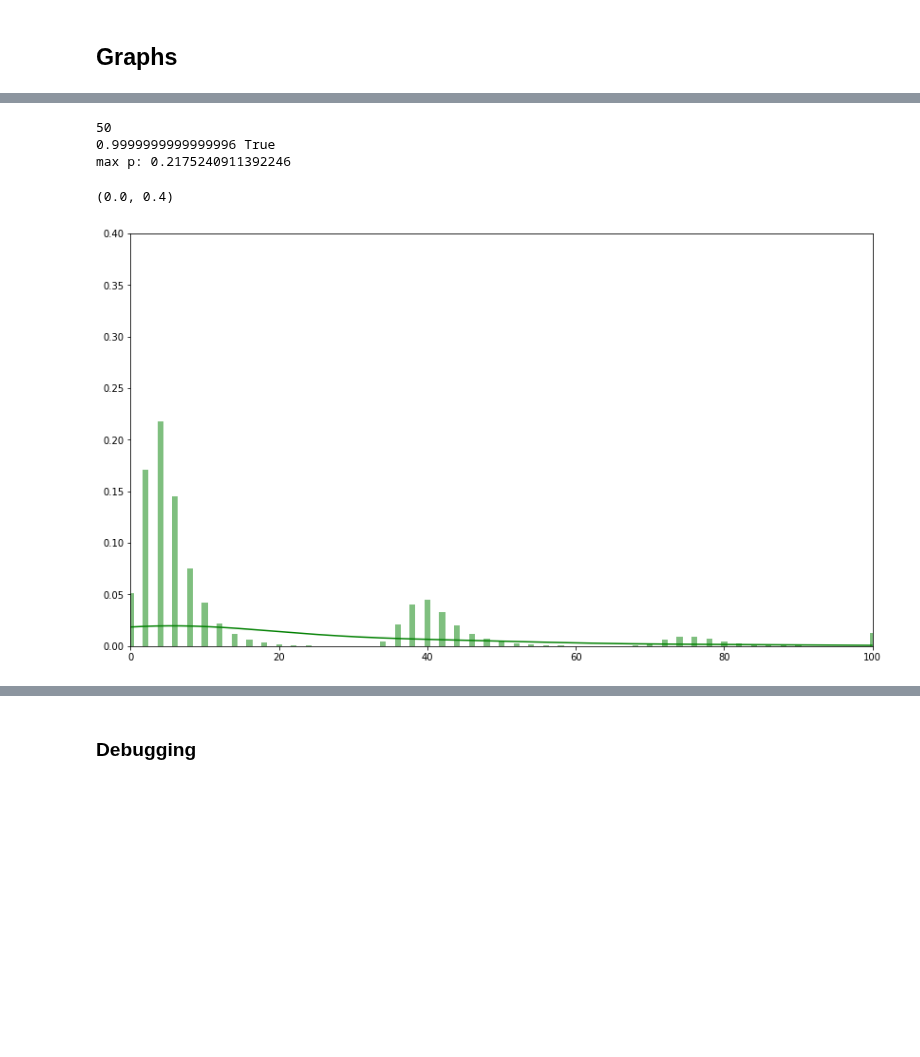
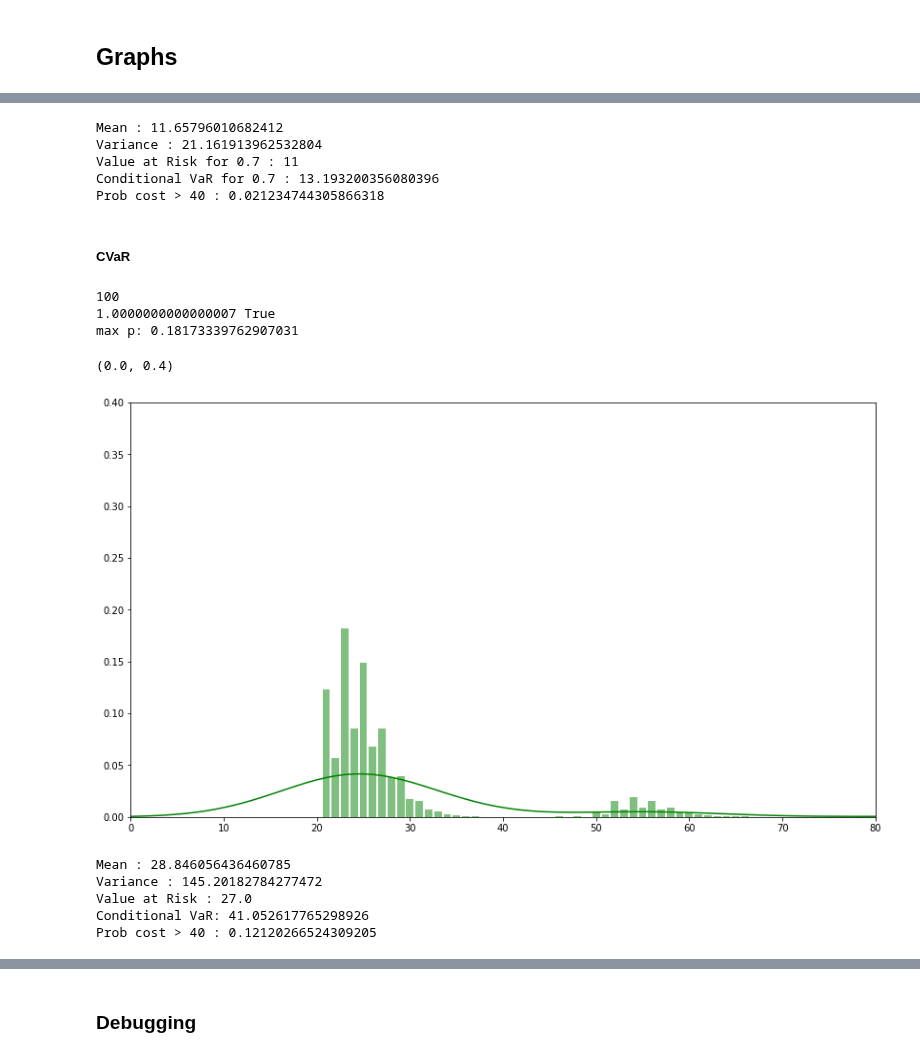
Before and after one commit to yannikschnitzer/prism, a Jupyter notebook: prism/distr.ipynb, the cells around one changed output, grey strips where cells are left out. Cells and saved outputs as stored; diff of their text form; code cells hidden in the pictures; blank space fills up the shorter version.

Commit message:
fixing small movement bug in some of the case studies + quantile testing + added metrics calculation to jupyter notebook. issue with DTMC?

```diff
--- a/prism/distr.ipynb
+++ b/prism/distr.ipynb
@@ -41,28 +84,61 @@ max p: 0.3429999999999999
+# %%
+alpha=0.7
+thresh = 40
+print(f"Mean : {weighted_mean(rx, rp)}")
+print(f"Variance : {variance(rx, rp)}")
+var_dtmc = VaR(rx, rp, alpha)
+print(f"Value at Risk for {alpha} : {var_dtmc}")
+print(f"Conditional VaR for {alpha} : {CVaR(rx, rp, var_dtmc, alpha)}")
+print(f"Prob cost > {thresh} : {prob_threshold(rx, rp, thresh)}")
+# %% [output]
+Mean : 11.65796010682412
+Variance : 21.161913962532804
+Value at Risk for 0.7 : 11
+Conditional VaR for 0.7 : 13.193200356080396
+Prob cost > 40 : 0.021234744305866318
+# %% [markdown]
+##### CVaR
 # %%
-dist = pd.read_csv('distr_cvar.csv')
+dist = pd.read_csv('distr_cvar_c51.csv')
 #dist.head(10)
 rx_c = dist['r'].to_numpy()
 rp_c = dist['p'].to_numpy()
 z_c = dist['z'].to_numpy()
 n = np.max(np.where(rp_c > 1e-6))
 rx_c = rx_c[0:n+1]
 rp_c = rp_c[0:n+1]
 z_c = z_c[0:n+1]
 print(n)
 print(np.sum(rp_c), np.allclose(np.sum(rp_c), 1))
 print("max p:", np.max(rp_c))
 distr_c = scipy.stats.rv_discrete(values=(z_c, rp_c))
 # h = plt.bar(rx_c, rp_c, alpha=0.5)
 plt.figure(figsize=(14,8))
-h = plt.bar(z_c, distr_c.pmf(z_c), alpha=0.5, color='g')
+h = plt.bar(z_c, rp_c, alpha=0.5, color='g')
 kernel = scipy.stats.gaussian_kde(z_c, weights=rp_c)
-range = np.arange(0, z_c[-1], 0.1)
+range = np.arange(0, z_c[-1]+z_c[1], z_c[1])
 plt.plot(range, kernel(range), color='g')
-plt.xlim([0,100])
+plt.xlim([0,80])
 plt.ylim([0,0.4])
 # %% [output]
-50
-0.9999999999999996 True
-max p: 0.2175240911392246
+100
+1.0000000000000007 True
+max p: 0.18173339762907031
 (0.0, 0.4)
-[figure, old version]
+[figure, new version]
+# %%
+alpha=0.7
+thresh = 40
+
+print(f"Mean : {weighted_mean(z_c, rp_c)}")
+print(f"Variance : {variance(z_c, rp_c)}")
+var_exp = VaR(z_c, rp_c, alpha)
+print(f"Value at Risk : {var_exp}")
+print(f"Conditional VaR: {CVaR(z_c, rp_c, var_exp, alpha)}")
+print(f"Prob cost > {thresh} : {prob_threshold(z_c, rp_c, thresh)}")
+# %% [output]
+Mean : 28.846056436460785
+Variance : 145.20182784277472
+Value at Risk : 27.0
+Conditional VaR: 41.052617765298926
+Prob cost > 40 : 0.12120266524309205
```
Also changed, not shown: parts of 13 cells of this notebook, 8 other files.
